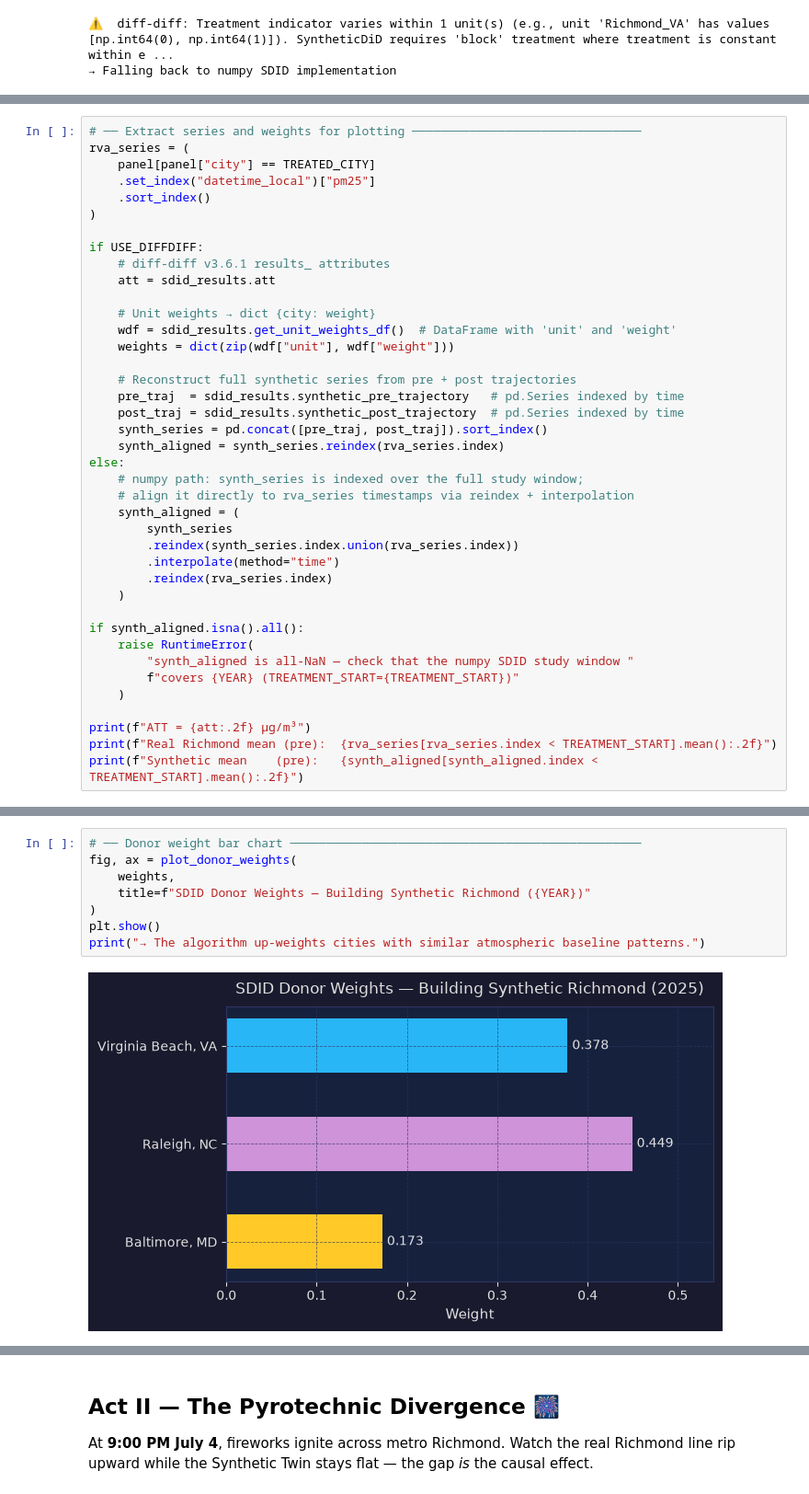
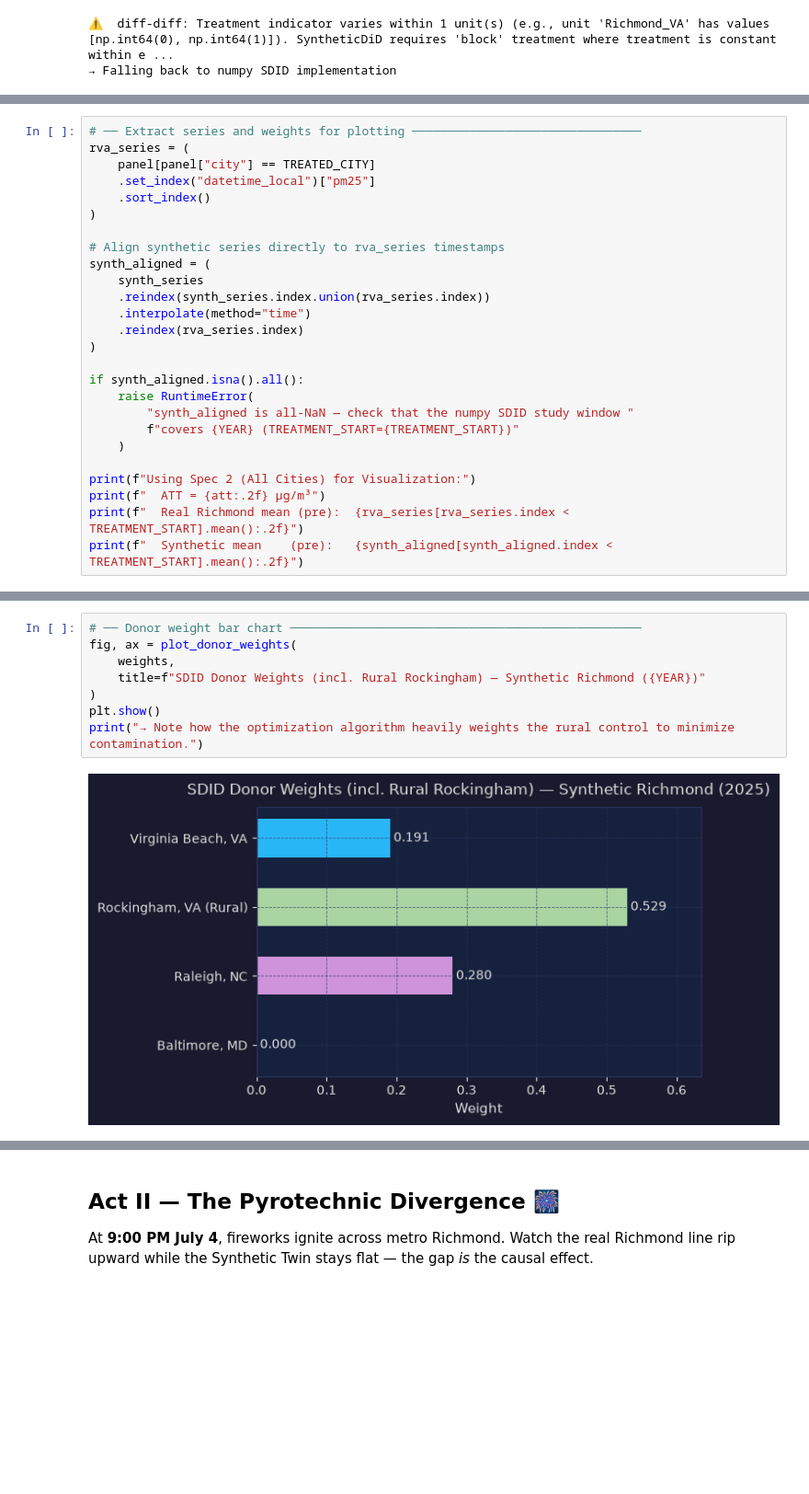
Before and after one commit to sam-tritto/fireworks-and-air-quality, a Jupyter notebook: notebooks/fireworks_causal_inference.ipynb, the cells around one changed output, grey strips where cells are left out. Shown at 92% size. Cells and saved outputs as stored; diff of their text form; blank space fills up the shorter version.

Commit message:
feat: add rural control sites and implement TWFE event study analysis for causal inference

```diff
--- a/notebooks/fireworks_causal_inference.ipynb
+++ b/notebooks/fireworks_causal_inference.ipynb
@@ -689,28 +722,13 @@ rva_series = (
     .sort_index()
 )
 
-if USE_DIFFDIFF:
-    # diff-diff v3.6.1 results_ attributes
-    att = sdid_results.att
-
-    # Unit weights → dict {city: weight}
-    wdf = sdid_results.get_unit_weights_df()  # DataFrame with 'unit' and 'weight'
-    weights = dict(zip(wdf["unit"], wdf["weight"]))
-
-    # Reconstruct full synthetic series from pre + post trajectories
-    pre_traj  = sdid_results.synthetic_pre_trajectory   # pd.Series indexed by time
-    post_traj = sdid_results.synthetic_post_trajectory  # pd.Series indexed by time
-    synth_series = pd.concat([pre_traj, post_traj]).sort_index()
-    synth_aligned = synth_series.reindex(rva_series.index)
-else:
-    # numpy path: synth_series is indexed over the full study window;
-    # align it directly to rva_series timestamps via reindex + interpolation
-    synth_aligned = (
-        synth_series
-        .reindex(synth_series.index.union(rva_series.index))
-        .interpolate(method="time")
-        .reindex(rva_series.index)
-    )
+# Align synthetic series directly to rva_series timestamps
+synth_aligned = (
+    synth_series
+    .reindex(synth_series.index.union(rva_series.index))
+    .interpolate(method="time")
+    .reindex(rva_series.index)
+)
 
 if synth_aligned.isna().all():
     raise RuntimeError(
@@ -718,7 +736,8 @@ if synth_aligned.isna().all():
         f"covers {YEAR} (TREATMENT_START={TREATMENT_START})"
     )
 
-print(f"ATT = {att:.2f} µg/m³")
-print(f"Real Richmond mean (pre):  {rva_series[rva_series.index < TREATMENT_START].mean():.2f}")
-print(f"Synthetic mean    (pre):   {synth_aligned[synth_aligned.index < TREATMENT_START].mean():.2f}")
+print(f"Using Spec 2 (All Cities) for Visualization:")
+print(f"  ATT = {att:.2f} µg/m³")
+print(f"  Real Richmond mean (pre):  {rva_series[rva_series.index < TREATMENT_START].mean():.2f}")
+print(f"  Synthetic mean    (pre):   {synth_aligned[synth_aligned.index < TREATMENT_START].mean():.2f}")
 # %% [output]
@@ -728,10 +748,10 @@ Synthetic mean    (pre):   9.00
 # %%
 # ── Donor weight bar chart ─────────────────────────────────────────────────
 fig, ax = plot_donor_weights(
     weights,
-    title=f"SDID Donor Weights — Building Synthetic Richmond ({YEAR})"
+    title=f"SDID Donor Weights (incl. Rural Rockingham) — Synthetic Richmond ({YEAR})"
 )
 plt.show()
-print("→ The algorithm up-weights cities with similar atmospheric baseline patterns.")
+print("→ Note how the optimization algorithm heavily weights the rural control to minimize contamination.")
 # %% [output]
-[figure, old version]
+[figure, new version]
```
Also changed, not shown: parts of 31 cells of this notebook, 5 other files.
